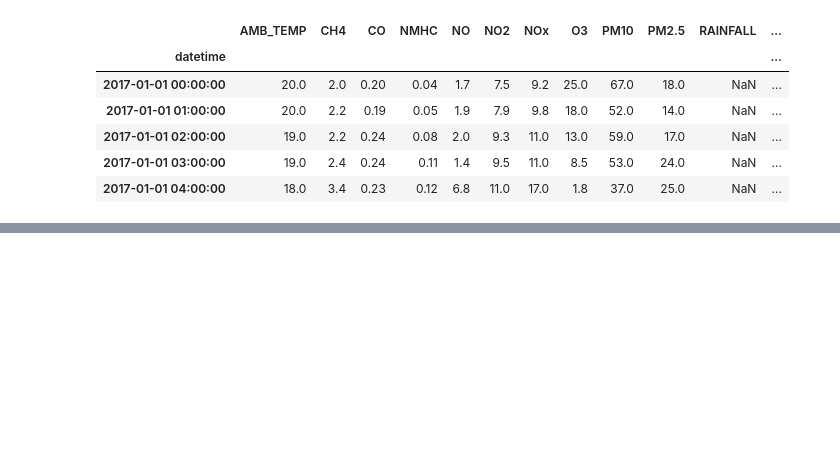
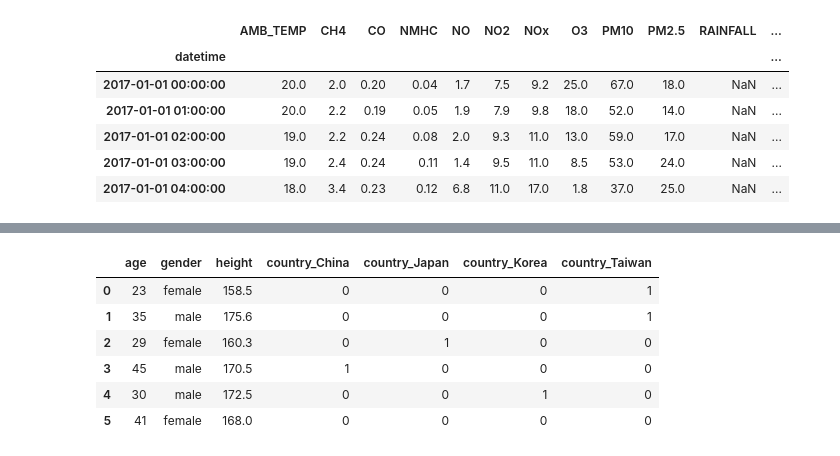
Before and after one commit to VioletVivirand/pandas-tutorial, a Jupyter notebook: Tutorials/Chapter 9 - Feature Engineering.ipynb, the cells around one changed output, grey strips where cells are left out. Cells and saved outputs as stored; diff of their text form; code cells hidden in the pictures; blank space fills up the shorter version.

```diff
--- a/Tutorials/Chapter 9 - Feature Engineering.ipynb
+++ b/Tutorials/Chapter 9 - Feature Engineering.ipynb
@@ -225,0 +127,12 @@ plt.show()
+# %%
+# Step 3. 使用 pandas.DataFrame.drop() (在 chpater 4 的 4.1 Modify DataFrame) 刪除 國家(column= country) 欄位
+people_concat = people_concat.drop(columns='country')
+people_concat
+# %% [output]
+|  | age | gender | height | country_China | country_Japan | country_Korea | country_Taiwan |
+| 0 | 23 | female | 158.5 | 0 | 0 | 0 | 1 |
+| 1 | 35 | male | 175.6 | 0 | 0 | 0 | 1 |
+| 2 | 29 | female | 160.3 | 0 | 1 | 0 | 0 |
+| 3 | 45 | male | 170.5 | 1 | 0 | 0 | 0 |
+| 4 | 30 | male | 172.5 | 0 | 0 | 1 | 0 |
+| 5 | 41 | female | 168.0 | 0 | 0 | 0 | 0 |
```
Also changed, not shown: parts of 19 cells of this notebook.
